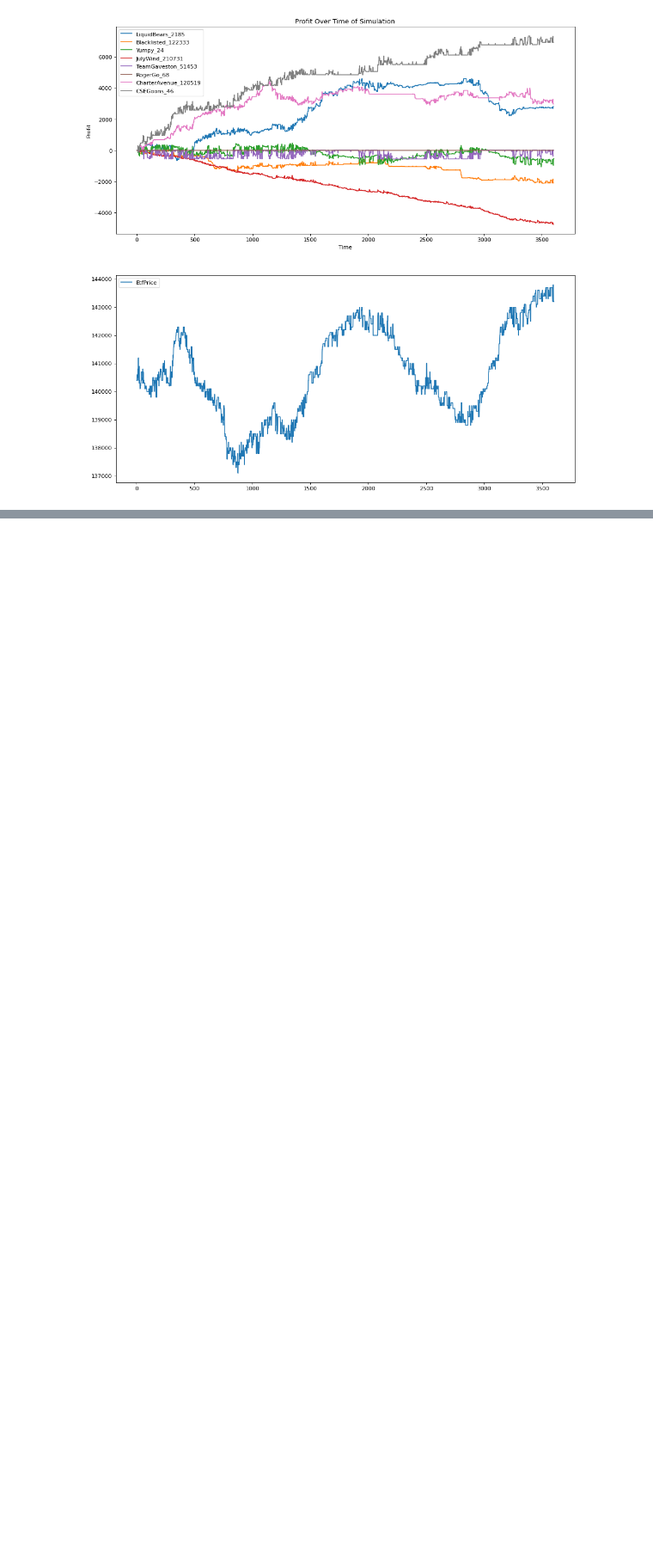
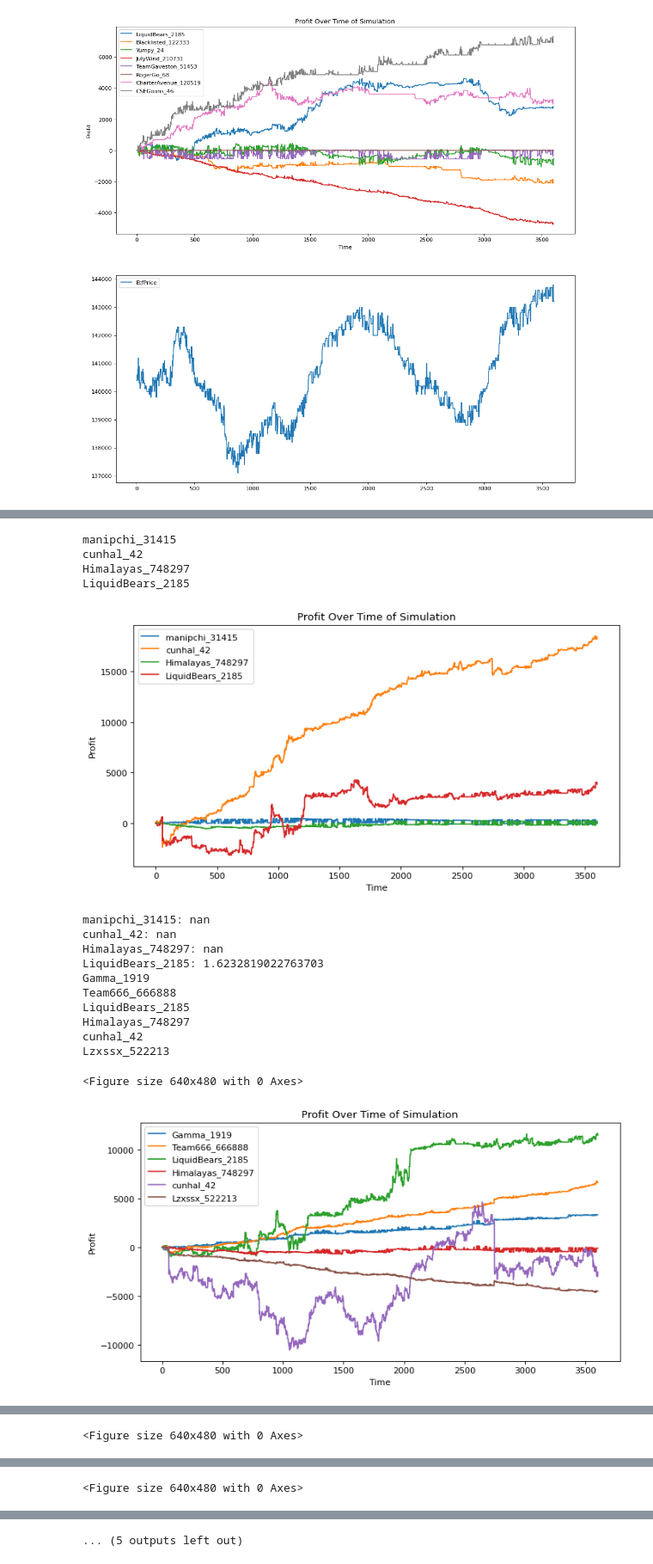
Before and after one commit to mglush/ready-trader-go-2023, a Jupyter notebook: py/analysis/model_analysis.ipynb, the cells around one changed output, grey strips where cells are left out. Shown at 86% size. Drawn from its saved outputs; the diff is of its cells as text; code cells hidden in the pictures; blank space fills up the shorter version.

```diff
--- a/py/analysis/model_analysis.ipynb
+++ b/py/analysis/model_analysis.ipynb
@@ -359,0 +421,60 @@ CSEGoons_46: 2.6682171516556505
+# %%
+match_names = ['match131_score_board.csv', \
+              'match322_score_board.csv', \
+              'match417_score_board.csv', \
+              'match465_score_board.csv', \
+              'match489_score_board.csv']
+for match_name in match_names:
+    filename = './../our_last_round/' + match_name
+    fig = plt.figure(figsize=(10, 5), dpi=80)
+
+    #PnL given no realizing PnL
+    df = pd.read_csv(filename, sep=',')
+    # df = pd.read_csv('./../score_board.csv', sep=',')
+    models = dict()
+
+    for name in set(df['Team']):
+        models[name] = df[df['Team'] == name]
+
+    for name, model in models.items():
+        print(name)
+        PnL = [i/100 for i in model['ProfitOrLoss']]
+        plt.title('Profit Over Time of Simulation')
+        plt.xlabel('Time')
+        plt.ylabel('Profit')
+        plt.plot(range(len(PnL)), PnL, label = name)
+
+    plt.legend()
+    plt.show()
+    result_filename = 'result_' + match_name[:-4] + '.png'
+    plt.savefig(result_filename)
+
+    sharpe_ratios = dict()
+    for model_name in set(df['Team']):
+        temp = list(match[match['Team'] == model_name]['ProfitOrLoss'])
+        sharpe_ratios[model_name] = (np.mean(temp) / np.std(temp))
+
+    for one, two in sharpe_ratios.items():
+        print(one, ': ', two, sep ='', end='\n')
+
+temp = models['LiquidBears_2185']['EtfPrice']
+plt.plot(range(len(temp)), temp, label = 'EtfPrice')
+plt.legend()
+# %% [output]
+manipchi_31415
+cunhal_42
+Himalayas_748297
+LiquidBears_2185
+[figure, added]
+manipchi_31415: nan
+cunhal_42: nan
+Himalayas_748297: nan
+LiquidBears_2185: 1.6232819022763703
+Gamma_1919
+Team666_666888
+LiquidBears_2185
+Himalayas_748297
+cunhal_42
+Lzxssx_522213
+<Figure size 640x480 with 0 Axes>
+[figure, added]
@@ -359,0 +495 @@ CSEGoons_46: 2.6682171516556505
+<Figure size 640x480 with 0 Axes>
@@ -359,0 +513 @@ CSEGoons_46: 2.6682171516556505
+<Figure size 640x480 with 0 Axes>
@@ -359,0 +531 @@ CSEGoons_46: 2.6682171516556505
+... (5 outputs left out)
```
Also changed, not shown: parts of 4 cells of this notebook, 6 other files.
